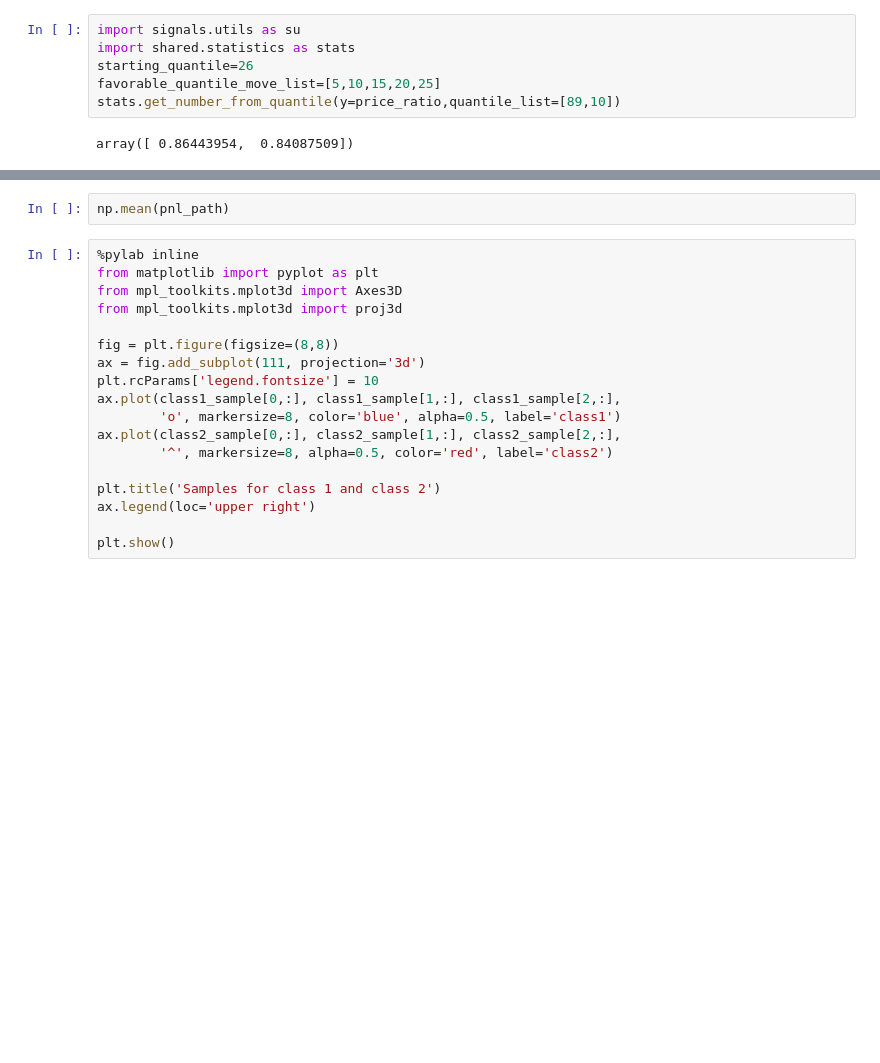
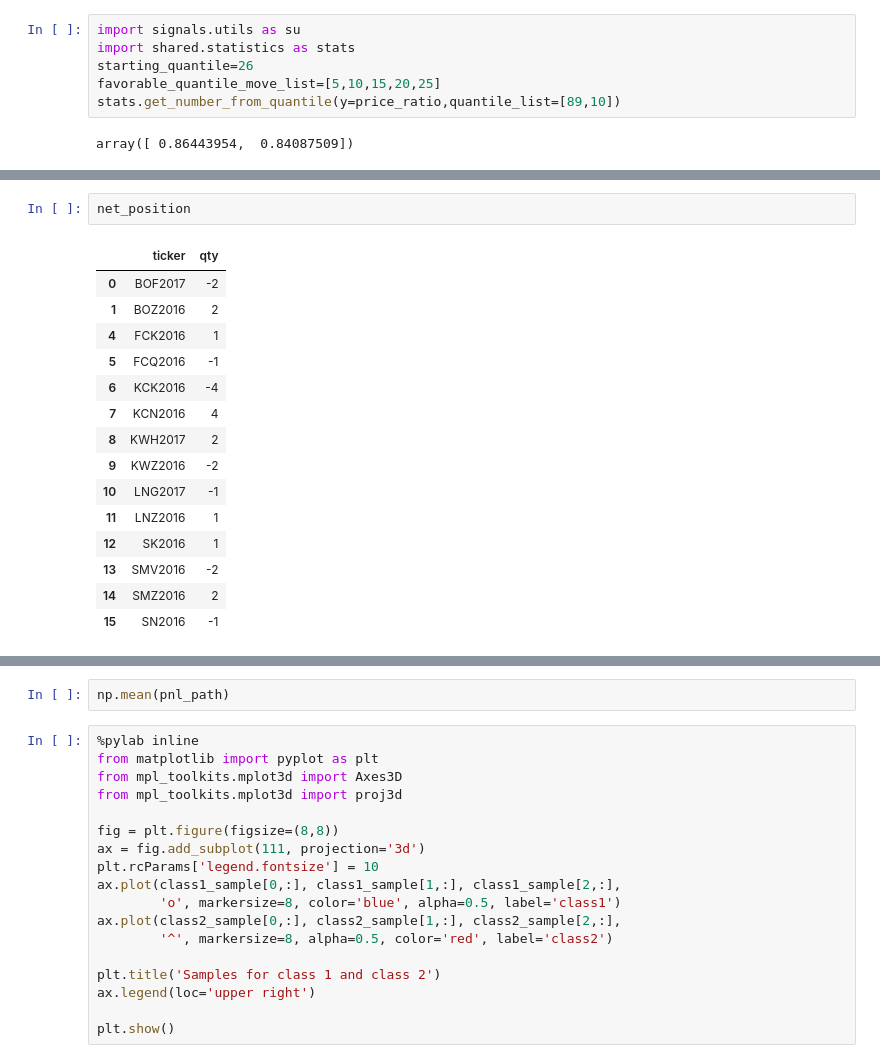
Before and after one commit to d0p34m1n3/repo_barbarossa, a Jupyter notebook: PycharmProjects/quandl/Untitled.ipynb, the cells around one changed output, grey strips where cells are left out. Cells and saved outputs as stored; diff of their text form; blank space fills up the shorter version.

```diff
--- a/PycharmProjects/quandl/Untitled.ipynb
+++ b/PycharmProjects/quandl/Untitled.ipynb
@@ -95,0 +181,18 @@ plt.show()
+# %%
+net_position
+# %% [output]
+|  | ticker | qty |
+| 0 | BOF2017 | -2 |
+| 1 | BOZ2016 | 2 |
+| 4 | FCK2016 | 1 |
+| 5 | FCQ2016 | -1 |
+| 6 | KCK2016 | -4 |
+| 7 | KCN2016 | 4 |
+| 8 | KWH2017 | 2 |
+| 9 | KWZ2016 | -2 |
+| 10 | LNG2017 | -1 |
+| 11 | LNZ2016 | 1 |
+| 12 | SK2016 | 1 |
+| 13 | SMV2016 | -2 |
+| 14 | SMZ2016 | 2 |
+| 15 | SN2016 | -1 |
```
Also changed, not shown: parts of 28 cells of this notebook, 23 other files.
